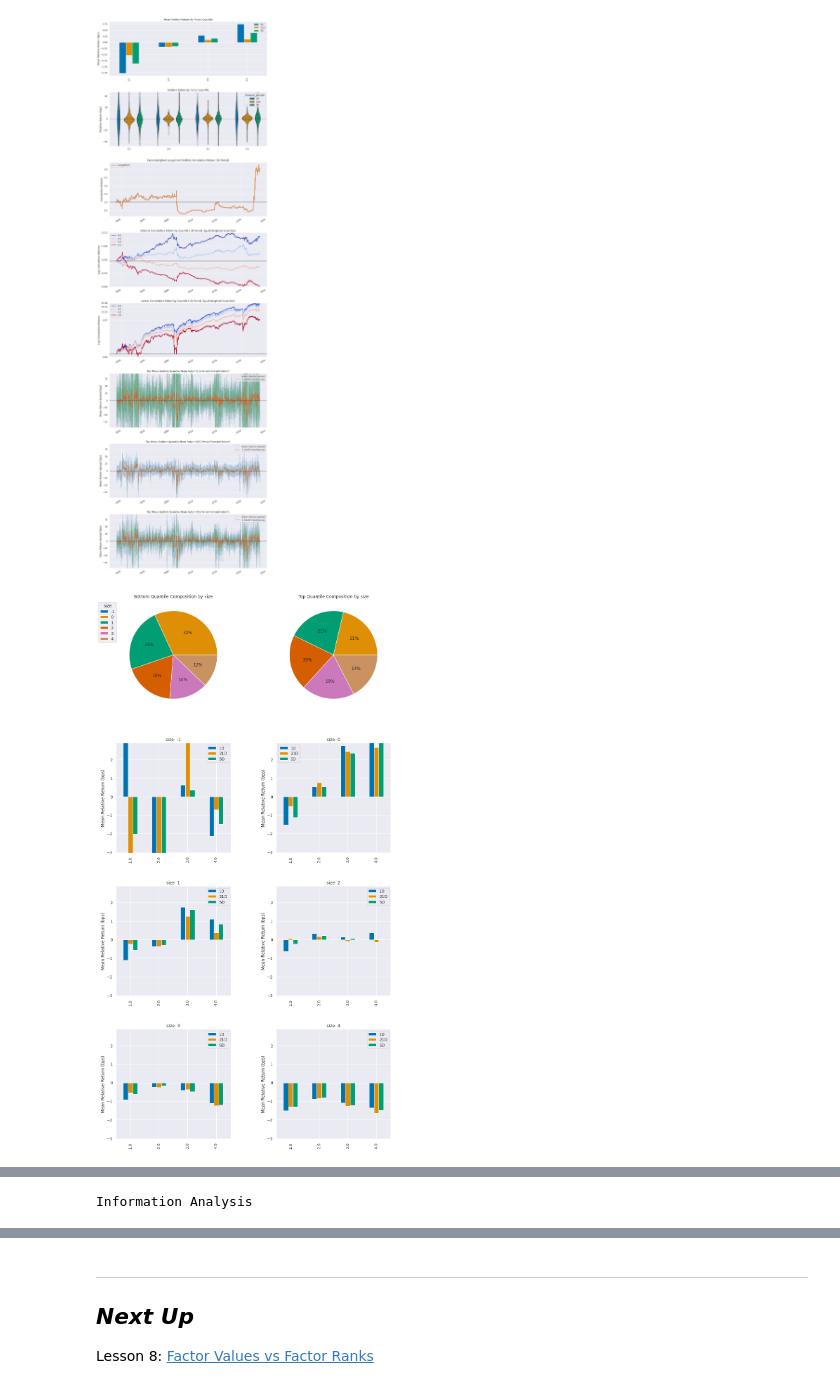
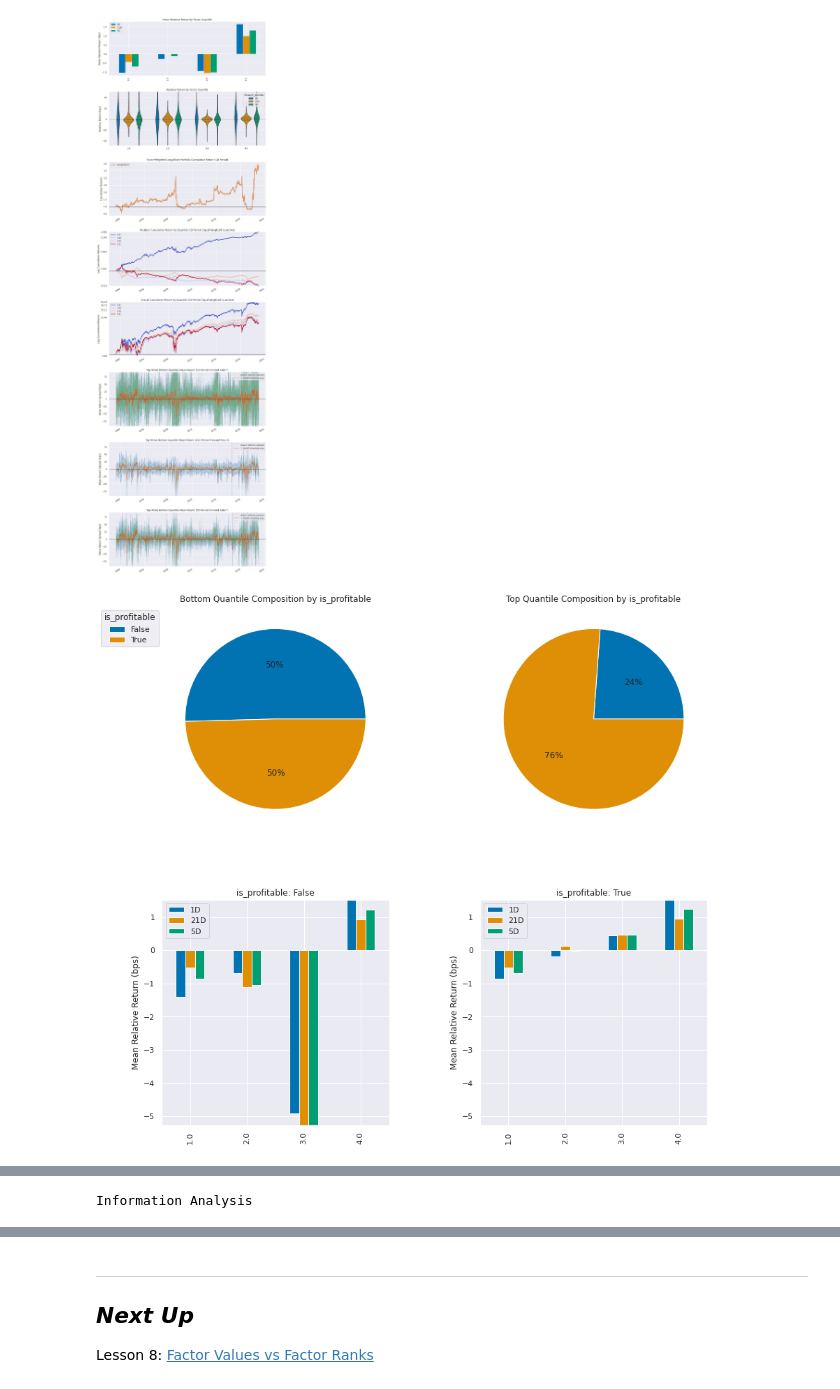
Before and after one commit to quantrocket-codeload/fundamental-factors, a Jupyter notebook: fundamental_factors/Lesson07-Profitability-Growth.ipynb, the cells around one changed output, grey strips where cells are left out. Saved outputs shown, nothing was run; the diff lists cells and outputs as text; code cells hidden in the pictures.

```diff
--- a/fundamental_factors/Lesson07-Profitability-Growth.ipynb
+++ b/fundamental_factors/Lesson07-Profitability-Growth.ipynb
@@ -51 +50,3 @@ universe &= profitability_growth.notnull()
+# %%
+is_profitable = OPMARGIN(mask=universe) > 0
 # %% [markdown]
@@ -59,6 +60,7 @@ marketcap = fundamentals.MARKETCAP.latest
 pipeline = Pipeline(
     columns={
         'profitability_growth': profitability_growth,
+        'is_profitable': is_profitable,
         'size': marketcap.quantiles(5, mask=universe)
     },
     screen=universe
@@ -94,7 +79,8 @@ al.from_pipeline(
     quantiles=4,
     zero_aware=True,
     groupby=[
-        "size",
+        "is_profitable",
+        "size"
     ],
     segment="Y"
 )
@@ -116,2 +102,2 @@ Returns Analysis
-[figure, old version]
+[figure, new version]
-[figure, old version]
+[figure, new version]
```
Also changed, not shown: parts of 10 cells of this notebook, 11 other files.
